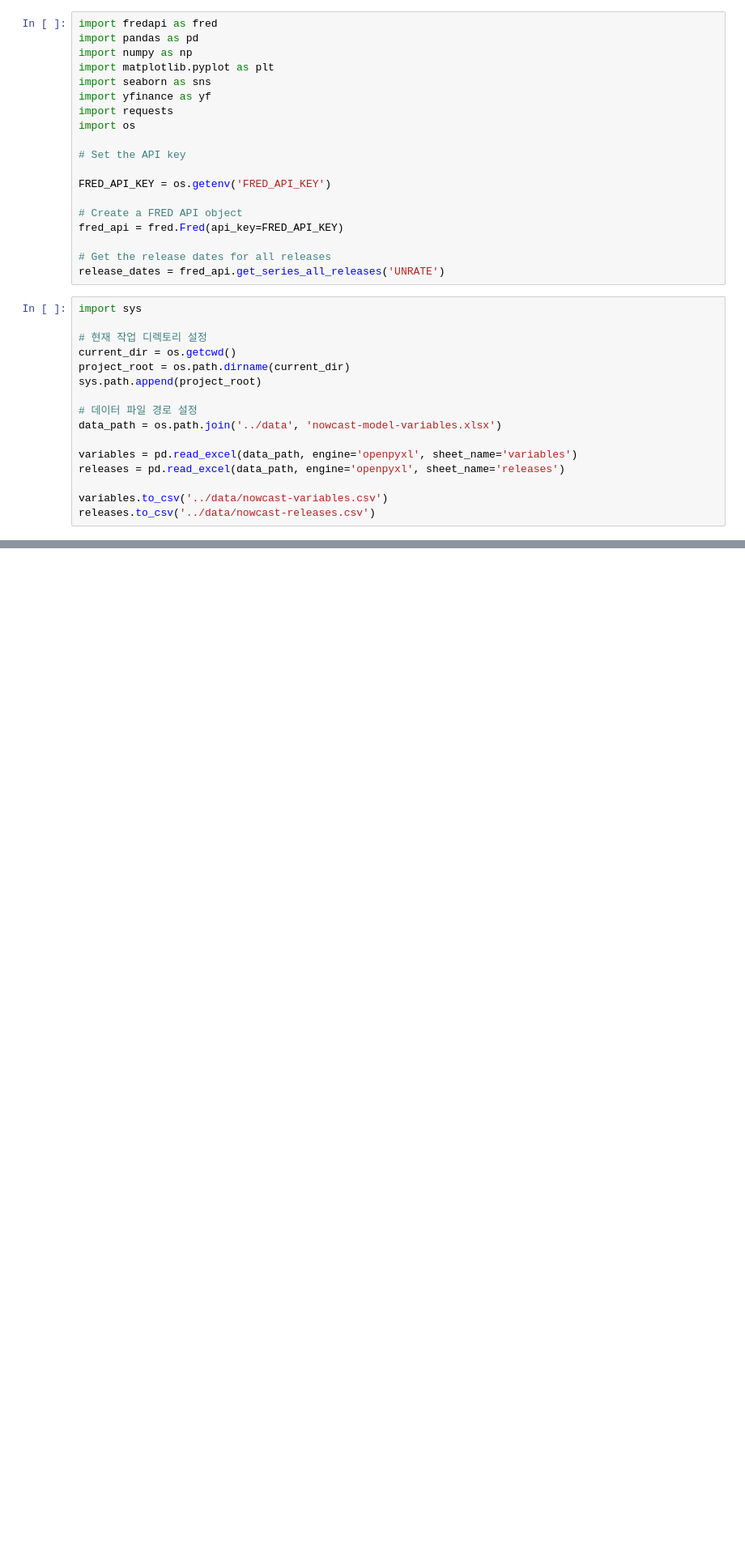
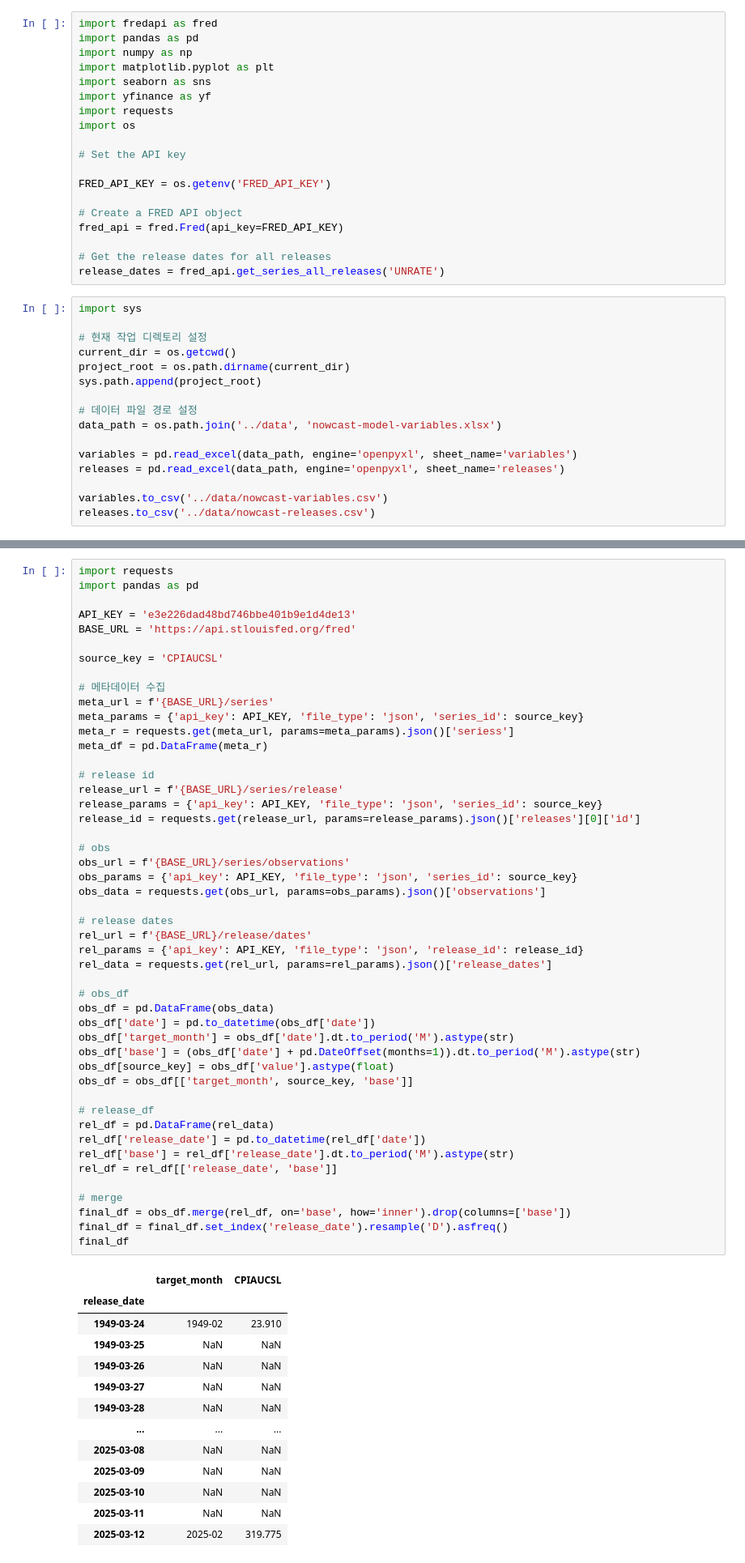
Before and after one commit to ChoiInYeol/python_version, a Jupyter notebook: src/fred_yahoo_data.ipynb, the cells around one changed output, grey strips where cells are left out. Shown: that part at 81% size. Saved outputs shown, nothing was run; the diff lists cells and outputs as text; blank space fills up the shorter version.

```diff
--- a/src/fred_yahoo_data.ipynb
+++ b/src/fred_yahoo_data.ipynb
@@ -234,0 +324,62 @@ Length: 95, dtype: int64
+# %%
+import requests
+import pandas as pd
+
+API_KEY = 'e3e226dad48bd746bbe401b9e1d4de13'
+BASE_URL = 'https://api.stlouisfed.org/fred'
+
+source_key = 'CPIAUCSL'
+
+# 메타데이터 수집
+meta_url = f'{BASE_URL}/series'
+meta_params = {'api_key': API_KEY, 'file_type': 'json', 'series_id': source_key}
+meta_r = requests.get(meta_url, params=meta_params).json()['seriess']
+meta_df = pd.DataFrame(meta_r)
+
+# release id
+release_url = f'{BASE_URL}/series/release'
+release_params = {'api_key': API_KEY, 'file_type': 'json', 'series_id': source_key}
+release_id = requests.get(release_url, params=release_params).json()['releases'][0]['id']
+
+# obs
+obs_url = f'{BASE_URL}/series/observations'
+obs_params = {'api_key': API_KEY, 'file_type': 'json', 'series_id': source_key}
+obs_data = requests.get(obs_url, params=obs_params).json()['observations']
+
+# release dates
+rel_url = f'{BASE_URL}/release/dates'
+rel_params = {'api_key': API_KEY, 'file_type': 'json', 'release_id': release_id}
+rel_data = requests.get(rel_url, params=rel_params).json()['release_dates']
+
+# obs_df
+obs_df = pd.DataFrame(obs_data)
+obs_df['date'] = pd.to_datetime(obs_df['date'])
+obs_df['target_month'] = obs_df['date'].dt.to_period('M').astype(str)
+obs_df['base'] = (obs_df['date'] + pd.DateOffset(months=1)).dt.to_period('M').astype(str)
+obs_df[source_key] = obs_df['value'].astype(float)
+obs_df = obs_df[['target_month', source_key, 'base']]
+
+# release_df
+rel_df = pd.DataFrame(rel_data)
+rel_df['release_date'] = pd.to_datetime(rel_df['date'])
+rel_df['base'] = rel_df['release_date'].dt.to_period('M').astype(str)
+rel_df = rel_df[['release_date', 'base']]
+
+# merge
+final_df = obs_df.merge(rel_df, on='base', how='inner').drop(columns=['base'])
+final_df = final_df.set_index('release_date').resample('D').asfreq()
+final_df
+# %% [output]
+|  | target_month | CPIAUCSL |
+| release_date |  |  |
+| 1949-03-24 | 1949-02 | 23.910 |
+| 1949-03-25 | NaN | NaN |
+| 1949-03-26 | NaN | NaN |
+| 1949-03-27 | NaN | NaN |
+| 1949-03-28 | NaN | NaN |
+| ... | ... | ... |
+| 2025-03-08 | NaN | NaN |
+| 2025-03-09 | NaN | NaN |
+| 2025-03-10 | NaN | NaN |
+| 2025-03-11 | NaN | NaN |
+| 2025-03-12 | 2025-02 | 319.775 |
```
Also changed, not shown: parts of 15 cells of this notebook, 8 other files.
